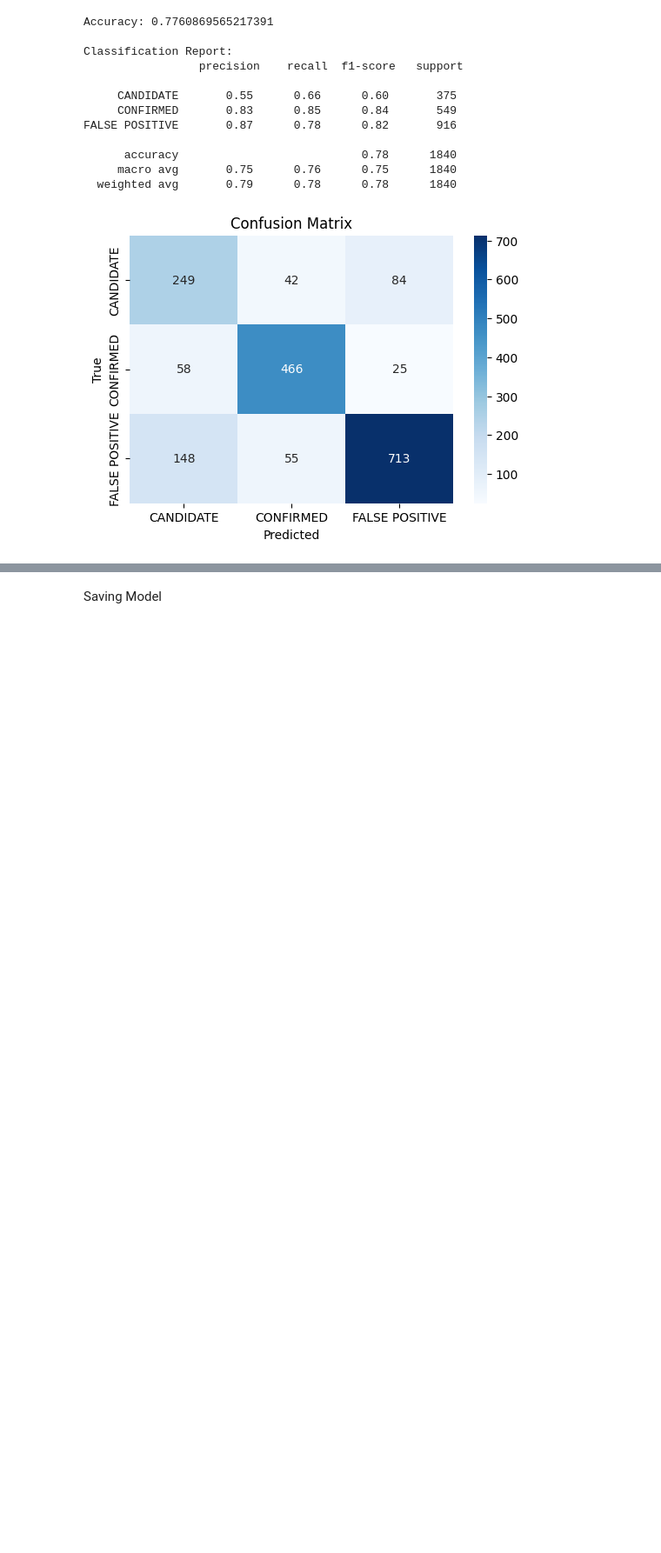
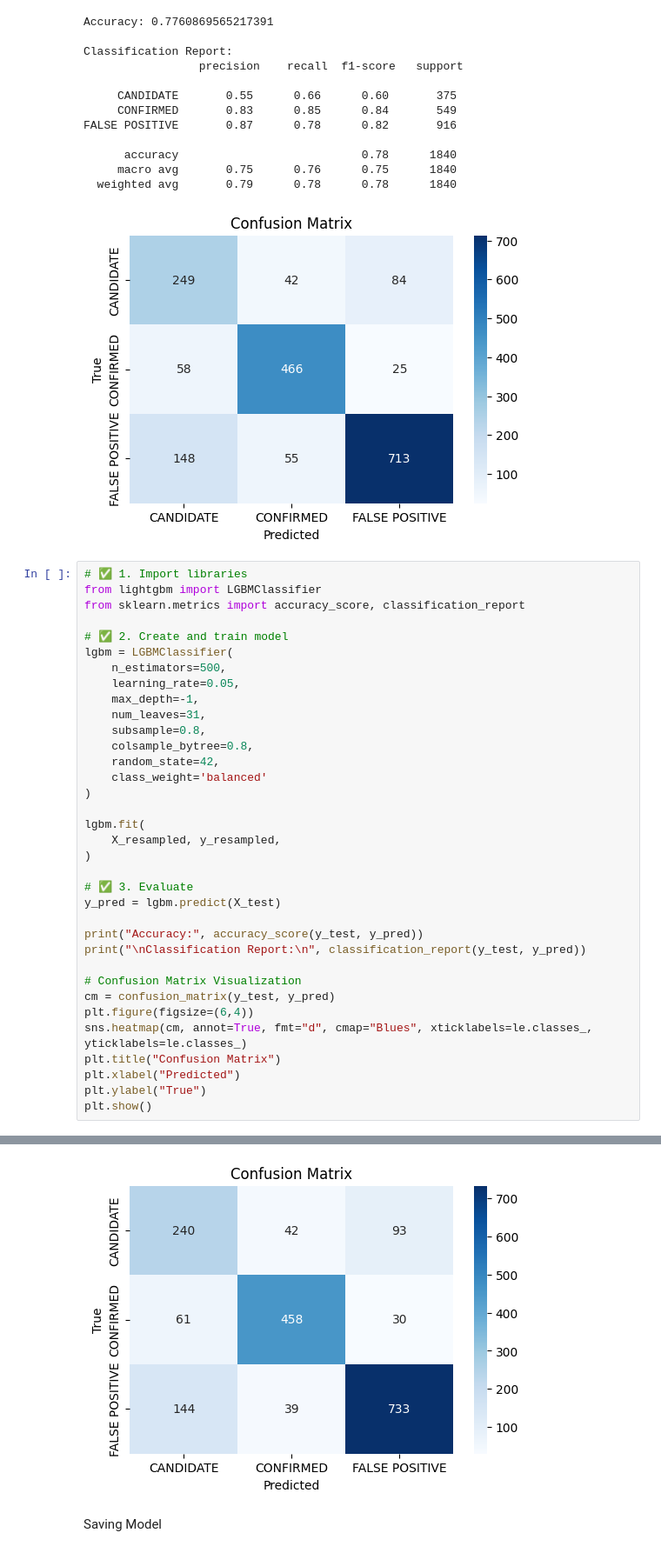
Before and after one commit to MostafaMokhtar8545/Exoplanet-Detection-using-CNN, a Jupyter notebook: base_model.ipynb, the cells around one changed output, grey strips where cells are left out. Shown: that part at 87% size. Drawn from its saved outputs; the diff is of its cells as text; blank space fills up the shorter version.

```diff
--- a/base_model.ipynb
+++ b/base_model.ipynb
@@ -193,3 +193,39 @@ FALSE POSITIVE       0.87      0.78      0.82       916
      macro avg       0.75      0.76      0.75      1840
   weighted avg       0.79      0.78      0.78      1840
 [figure]
+# %%
+# ✅ 1. Import libraries
+from lightgbm import LGBMClassifier
+from sklearn.metrics import accuracy_score, classification_report
+
+# ✅ 2. Create and train model
+lgbm = LGBMClassifier(
+    n_estimators=500,
+    learning_rate=0.05,
+    max_depth=-1,
+    num_leaves=31,
+    subsample=0.8,
+    colsample_bytree=0.8,
+    random_state=42,
+    class_weight='balanced'
+)
+
+lgbm.fit(
+    X_resampled, y_resampled,
+)
+
+# ✅ 3. Evaluate
+y_pred = lgbm.predict(X_test)
+
+print("Accuracy:", accuracy_score(y_test, y_pred))
+print("\nClassification Report:\n", classification_report(y_test, y_pred))
+
+# Confusion Matrix Visualization
+cm = confusion_matrix(y_test, y_pred)
+plt.figure(figsize=(6,4))
+sns.heatmap(cm, annot=True, fmt="d", cmap="Blues", xticklabels=le.classes_, yticklabels=le.classes_)
+plt.title("Confusion Matrix")
+plt.xlabel("Predicted")
+plt.ylabel("True")
+plt.show()
+# %% [output]
@@ -196,3 +251,4 @@ FALSE POSITIVE       0.87      0.78      0.82       916
+[figure, added]
 # %% [markdown]
 Saving Model
 # %%
```
Also changed, not shown: parts of 1 cell of this notebook, 8 other files.
